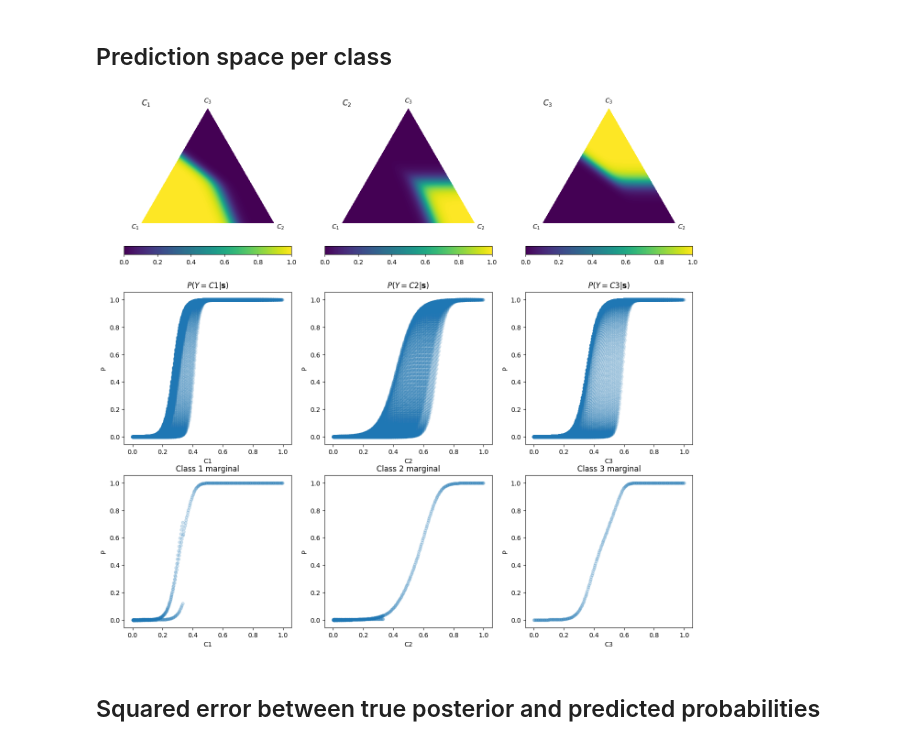
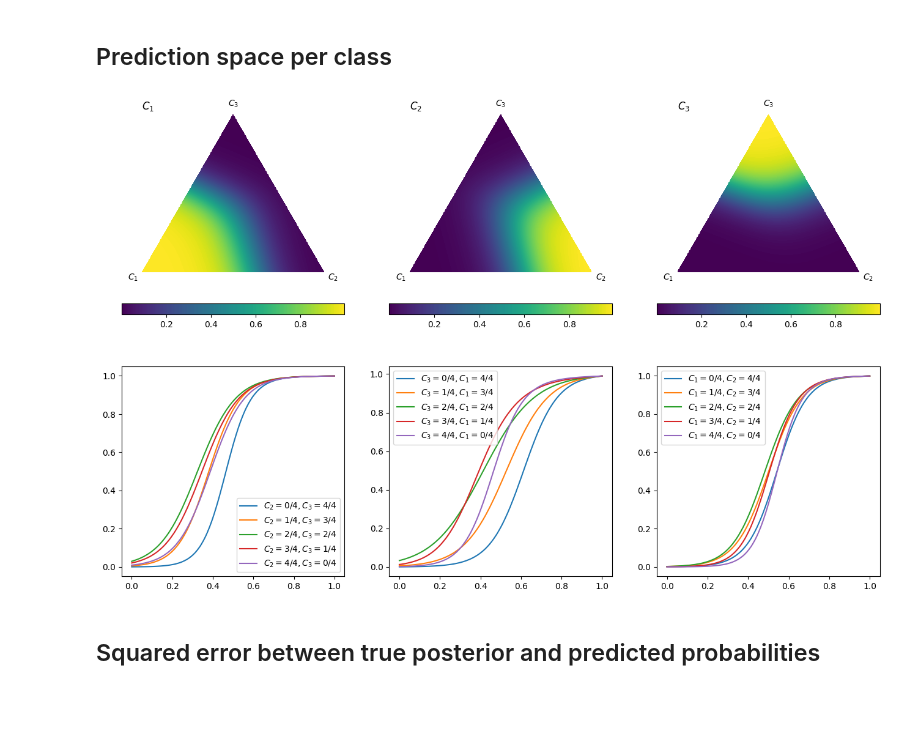
Before and after one commit to dirichletcal/experiments_neurips, a Jupyter notebook: notebooks/Dirichlet_calibration.ipynb, the cells around one changed output. Saved outputs shown, nothing was run; the diff lists cells and outputs as text; code cells hidden in the pictures; blank space fills up the shorter version.

Commit message:
Improved notebooks - Solved problem with missing values in the heatmaps - Added plot with the posterior probabilities per class and converging lines

```diff
--- a/notebooks/Dirichlet_calibration.ipynb
+++ b/notebooks/Dirichlet_calibration.ipynb
@@ -248,9 +254,0 @@ draw_pdf_contours(class_dist, labels='auto')
-# %%
-fig = plt.figure(figsize=(16, 5))
-for i in [0, 1, 2]:
-    ax = fig.add_subplot(1, 3, i+1)
-
-    ax.set_title('$P(Y={}|\mathbf{{x}})$'.format(i+1), loc='left')
-
-    function = lambda x: class_dist.posterior(x, i)
-    draw_func_contours(function, labels='auto', fig=fig, ax=ax)
@@ -276,7 +276,7 @@ def plot_converging_lines_pvalues(func, lines, i, ax):
                     classes[2]+1, len(lines)-j-1, len(lines)-1))
     ax.legend()
 
-def get_converging_lines(num_lines, mesh_precision=10, class_index=0):
+def get_converging_lines(num_lines, mesh_precision=10, class_index=0, tol=1e-9):
     '''
     If class_index = 0
     Create isometric lines from the oposite side of C1 simplex to the C1 corner
@@ -305,7 +305,7 @@ def get_converging_lines(num_lines, mesh_precision=10, class_index=0):
     if class_index > 0:
         indices = np.array([0, 1, 2])
         lines = [line[:, np.roll(indices, class_index)] for i, line in enumerate(lines)]
-    return lines
+    return np.clip(lines, tol, 1-tol)
 
 
 indices = np.array([0, 1, 2])
@@ -328,17 +334,19 @@ for i, c in enumerate(('C1', 'C2', 'C3')):
 # %%
-def plot_marginal(func, nlevels, subdiv, c, ax1, ax2):
-    values = get_func_mesh_values(func, nlevels, subdiv).reshape(-1,1)
+def plot_marginal(func, mesh, c, ax1, ax2):
+    values = np.array([func(bc) for bc in mesh]).reshape(-1, 1)
 
-    ax1.set_title('$P(Y={}|\mathbf{{s}})$'.format(c))
-    df = pd.DataFrame(np.concatenate((mesh, values), axis=1), columns=['C1', 'C2', 'C3', 'P'])
+    df = pd.DataFrame(np.concatenate((mesh, values), axis=1),
+                      columns=['C1', 'C2', 'C3', 'P'])
     df.plot(kind='scatter', x=c, y='P', alpha=0.1, ax=ax1)
 
-
-    ax2.set_title('Class {} marginal'.format(i+1))
+    ax2.set_title('Class {} marginal'.format(c))
     table = df.pivot_table(index=c, values='P')
     table.reset_index(inplace=True)
-    table.columns = [c,'P']
+    table.columns = [c, 'P']
     table.plot(kind='scatter', x=c, y='P', alpha=0.2, ax=ax2)
+
+
+mesh = get_mesh_bc(subdiv=subdiv)
 
 fig = plt.figure(figsize=(16, 10))
 for i, c in enumerate(('C1', 'C2', 'C3')):
@@ -346,5 +354,5 @@ for i, c in enumerate(('C1', 'C2', 'C3')):
     ax2 = fig.add_subplot(2, 3, 3+i+1)
 
     function = lambda x: class_dist.posterior(x, i)
-    plot_marginal(function, nlevels, subdiv, c, ax1, ax2)
+    plot_marginal(function, mesh, c, ax1, ax2)
 # %% [output]
@@ -390,20 +398,24 @@ Intercepts = [ 1.39844187 -0.45070497 -0.9477369 ]
 # %% [markdown]
 ## Prediction space per class
 # %%
-fig = plt.figure(figsize=(16, 15))
+fig = plt.figure(figsize=(16, 10))
 for i, c in enumerate(('C1', 'C2', 'C3')):
-    ax1 = fig.add_subplot(3, 3, i+1)
+    ax1 = fig.add_subplot(2, 3, i+1)
 
     ax1.set_title('$C_{}$'.format(i+1), loc='left')
 
     function = lambda x: clf.predict_proba(x.reshape(1,-1))[0][i]
     draw_func_contours(function, labels='auto', fig=fig, ax=ax1)
 
-    ax2 = fig.add_subplot(3, 3, 3+i+1)
-    ax3 = fig.add_subplot(3, 3, 6+i+1)
-    plot_marginal(function, mesh, c, ax2, ax3)
+    ax2 = fig.add_subplot(2, 3, 3+i+1)
+    lines = get_converging_lines(num_lines=5, mesh_precision=nlevels, class_index=i)
+    plot_converging_lines_pvalues(function, lines, i, ax2)
+
+    #ax3 = fig.add_subplot(4, 3, 6+i+1)
+    #ax4 = fig.add_subplot(4, 3, 9+i+1)
+    #plot_marginal(function, mesh, c, ax3, ax4)
 # %% [output]
-[figure, old version]
+[figure, new version]
 # %% [markdown]
 ## Squared error between true posterior and predicted probabilities
 # %%
```
Also changed, not shown: parts of 25 cells of this notebook, 3 other files.
